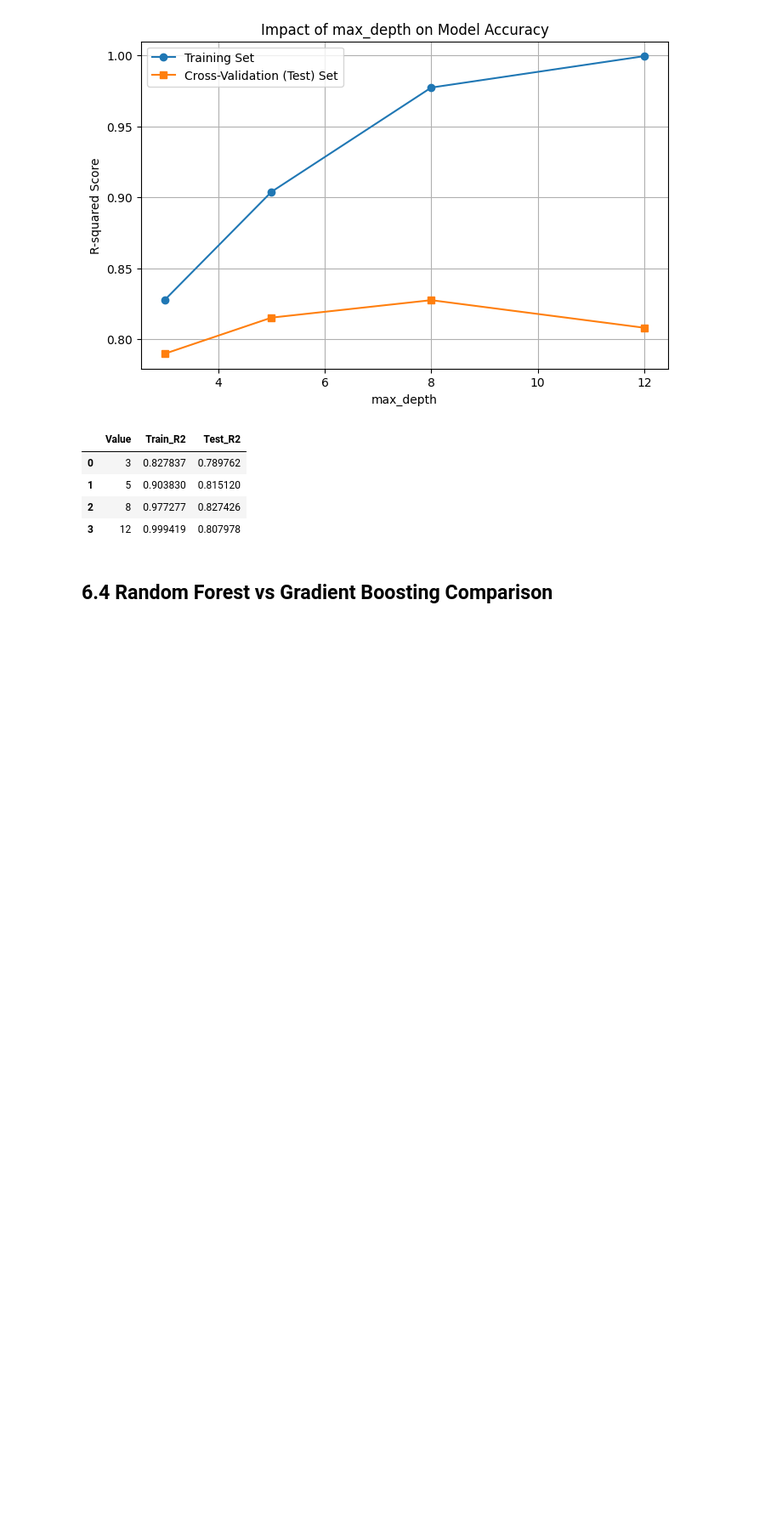
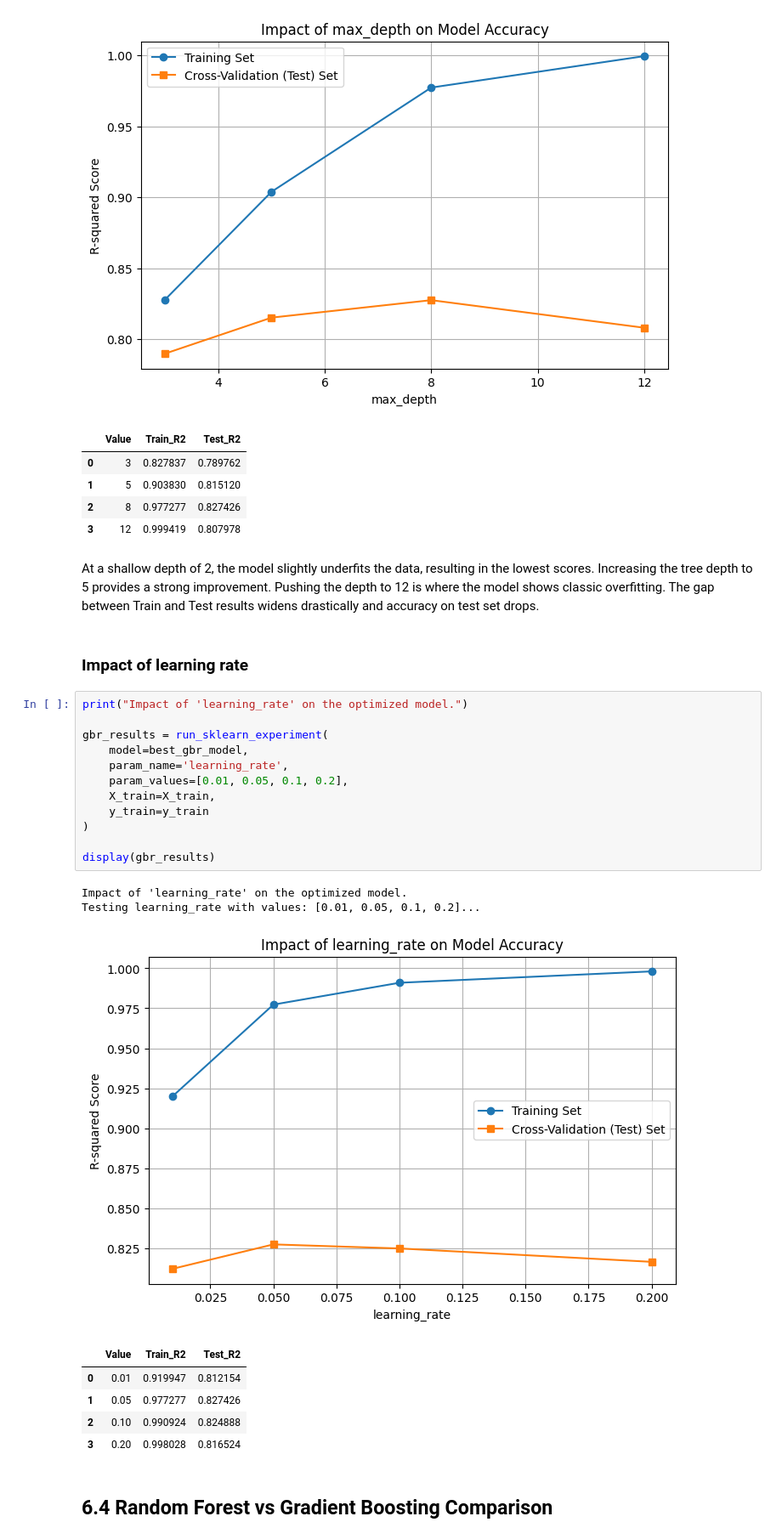
Before and after one commit to Projekty-IiE/NeuralEnjoyers, a Jupyter notebook: ML_Regression/ML_Regression.ipynb, the cells around one changed output. Shown at 85% size. Saved outputs shown, nothing was run; the diff lists cells and outputs as text; blank space fills up the shorter version.

Commit message:
Research Impact of various parameters.

```diff
--- a/ML_Regression/ML_Regression.ipynb
+++ b/ML_Regression/ML_Regression.ipynb
@@ -709,6 +638,31 @@ Testing max_depth with values: [3, 5, 8, 12]...
 | 1 | 5 | 0.903830 | 0.815120 |
 | 2 | 8 | 0.977277 | 0.827426 |
 | 3 | 12 | 0.999419 | 0.807978 |
+# %% [markdown]
+At a shallow depth of 2, the model slightly underfits the data, resulting in the lowest scores. Increasing the tree depth to 5 provides a strong improvement. Pushing the depth to 12 is where the model shows classic overfitting. The gap between Train and Test results widens drastically and accuracy on test set drops.
+# %% [markdown]
+### Impact of learning rate
+# %%
+print("Impact of 'learning_rate' on the optimized model.")
+
+gbr_results = run_sklearn_experiment(
+    model=best_gbr_model,
+    param_name='learning_rate',
+    param_values=[0.01, 0.05, 0.1, 0.2],
+    X_train=X_train,
+    y_train=y_train
+)
+
+display(gbr_results)
+# %% [output]
+Impact of 'learning_rate' on the optimized model.
+Testing learning_rate with values: [0.01, 0.05, 0.1, 0.2]...
+[figure, added]
+|  | Value | Train_R2 | Test_R2 |
+| 0 | 0.01 | 0.919947 | 0.812154 |
+| 1 | 0.05 | 0.977277 | 0.827426 |
+| 2 | 0.10 | 0.990924 | 0.824888 |
+| 3 | 0.20 | 0.998028 | 0.816524 |
 # %% [markdown]
 ## 6.4 Random Forest vs Gradient Boosting Comparison
 # %%
```
Also changed, not shown: parts of 7 cells of this notebook.
